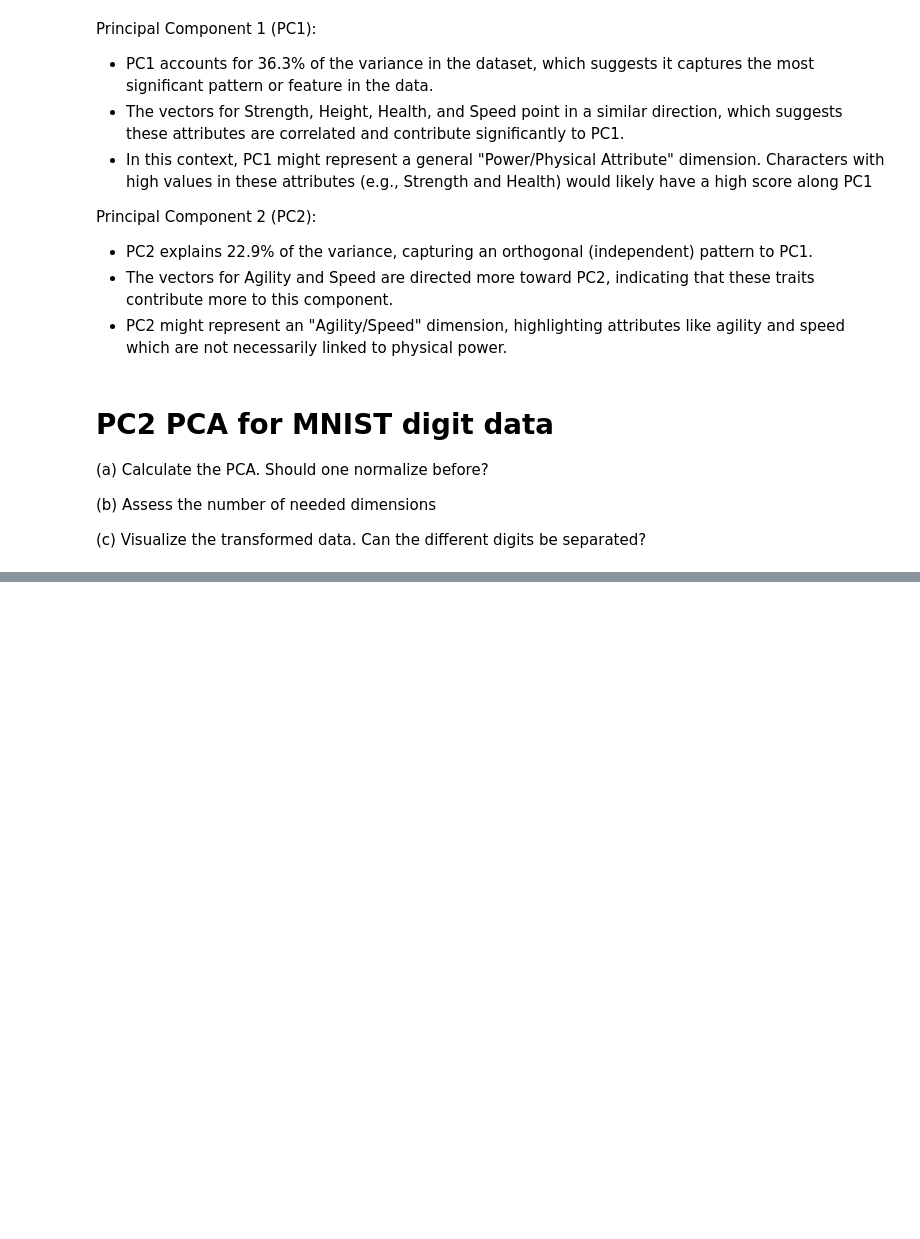
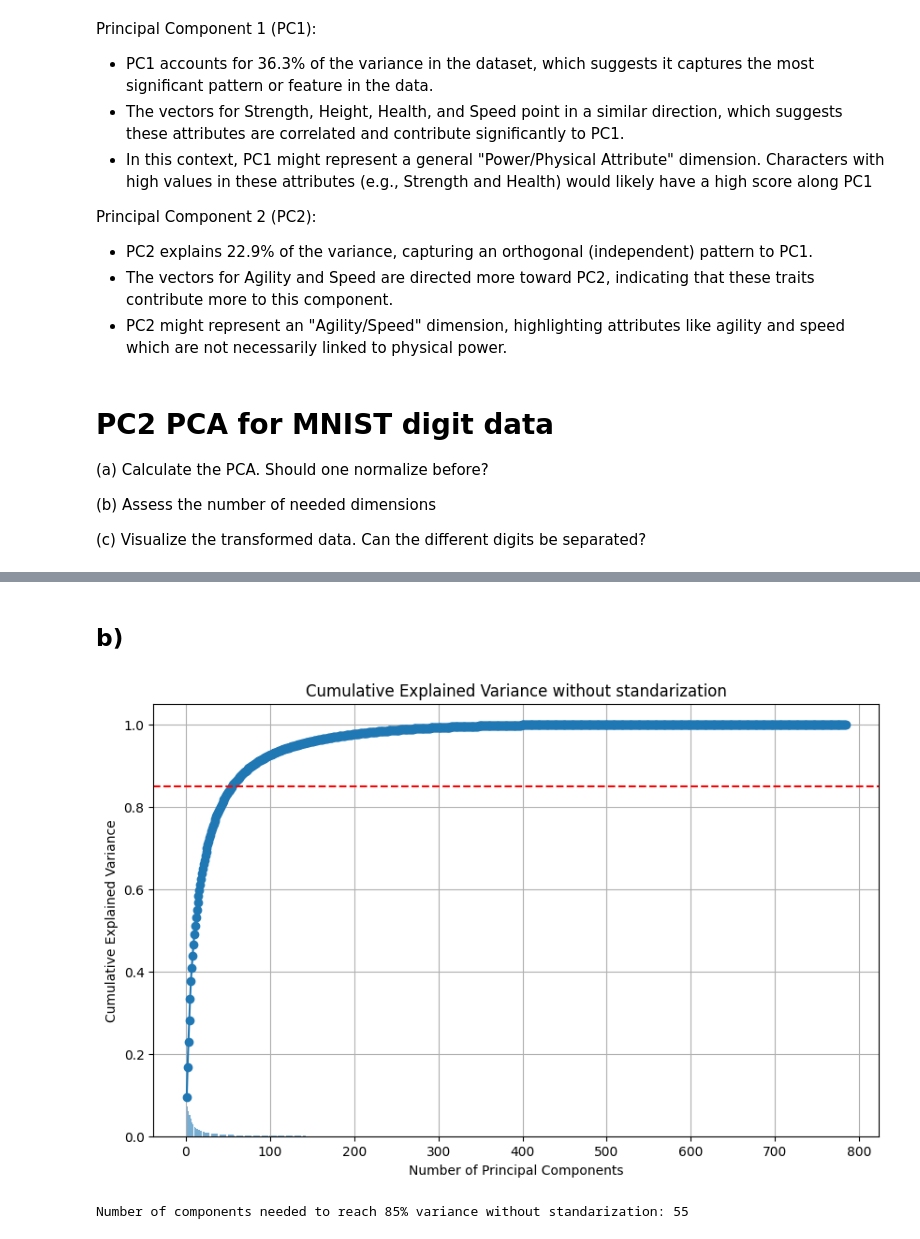
Before and after one commit to psiku/FHSalzburg-AnalyticsAndKnowledgeDiscovery, a Jupyter notebook: Lab3/PCA.ipynb, the cells around one changed output, grey strips where cells are left out. Saved outputs shown, nothing was run; the diff lists cells and outputs as text; code cells hidden in the pictures; blank space fills up the shorter version.

```diff
--- a/Lab3/PCA.ipynb
+++ b/Lab3/PCA.ipynb
@@ -306,0 +309,8 @@ Principal Component 2 (PC2):
+# %%
+# loading the Mnist dataset
+minst_df = pd.read_csv('MnistN1000.csv', delimiter=',', header=None)
+minst_df.head()
+
+# print the table of principal components without standarization
+pca_table = print_table_of_principal_components(minst_df)
+pca_table.head()
@@ -306,0 +339,11 @@ Principal Component 2 (PC2):
+# %% [markdown]
+## b)
+# %%
+# without standarization
+minset_without_standarization = get_pca_out(minst_df)
+num_needed_components, cumulative_variance, explained_variance = assess_dimensions(minset_without_standarization)
+plot_cumulative_variance(cumulative_variance, 0.85, num_needed_components, "Cumulative Explained Variance without standarization", explained_variance)
+print(f"Number of components needed to reach 85% variance without standarization: {num_needed_components}")
+# %% [output]
+[figure, added]
+Number of components needed to reach 85% variance without standarization: 55
```
Also changed, not shown: parts of 6 cells of this notebook, 2 other files.
